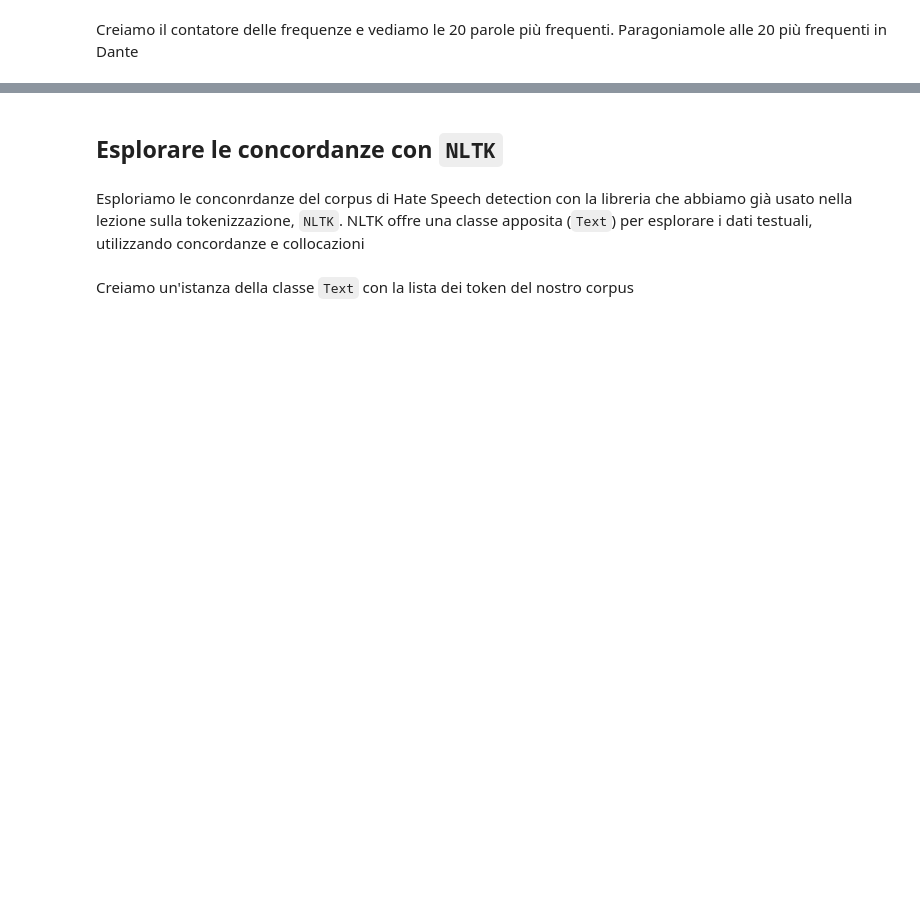
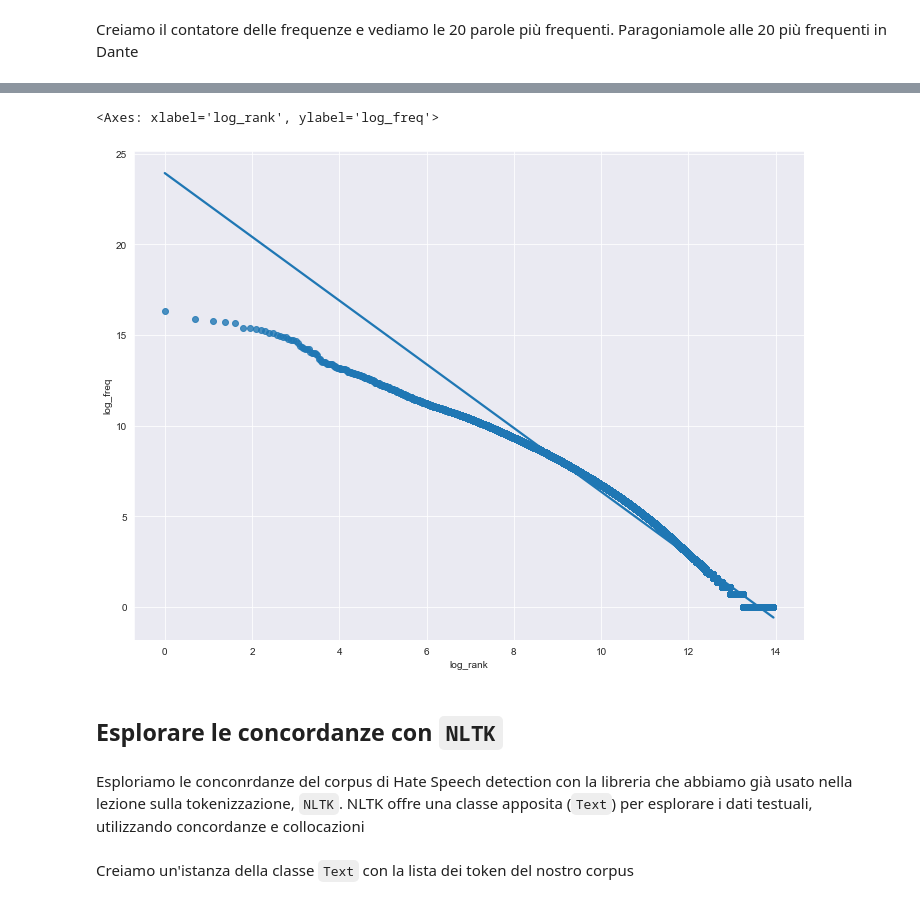
Before and after one commit to francescomambrini/myclasses, a Jupyter notebook: CompLing/lexical_distribution.ipynb, the cells around one changed output, grey strips where cells are left out. Cells and saved outputs as stored; diff of their text form; code cells hidden in the pictures; blank space fills up the shorter version.

```diff
--- a/CompLing/lexical_distribution.ipynb
+++ b/CompLing/lexical_distribution.ipynb
@@ -195,0 +248,4 @@ se (20158)      più (661)
+# %%
+import pandas as pd
+df = pd.read_csv('../data/wordlist_repubblica.zip')
+df.head()
@@ -195,0 +261,3 @@ se (20158)      più (661)
+# %%
+import string
+dff = df[~df['Item'].str[0].isin(list(string.punctuation))]
@@ -195,0 +273,3 @@ se (20158)      più (661)
+# %%
+dff['rank'] = [e for e, _ in enumerate(dff.index, start=1)]
+dff.head()
@@ -195,0 +288,4 @@ se (20158)      più (661)
+# %%
+dff['log_rank'] = np.log(dff['rank'])
+dff['log_freq'] = np.log(dff['Frequency'])
+dff.head()
@@ -196,3 +309,8 @@ se (20158)      più (661)
+# %%
+sns.regplot(data = dff, x='log_rank', y='log_freq')
+# %% [output]
+<Axes: xlabel='log_rank', ylabel='log_freq'>
+[figure, added]
 # %% [markdown]
 ## Esplorare le concordanze con `NLTK`
 # %% [markdown]
```
Also changed, not shown: parts of 48 cells of this notebook, 3 other files.
